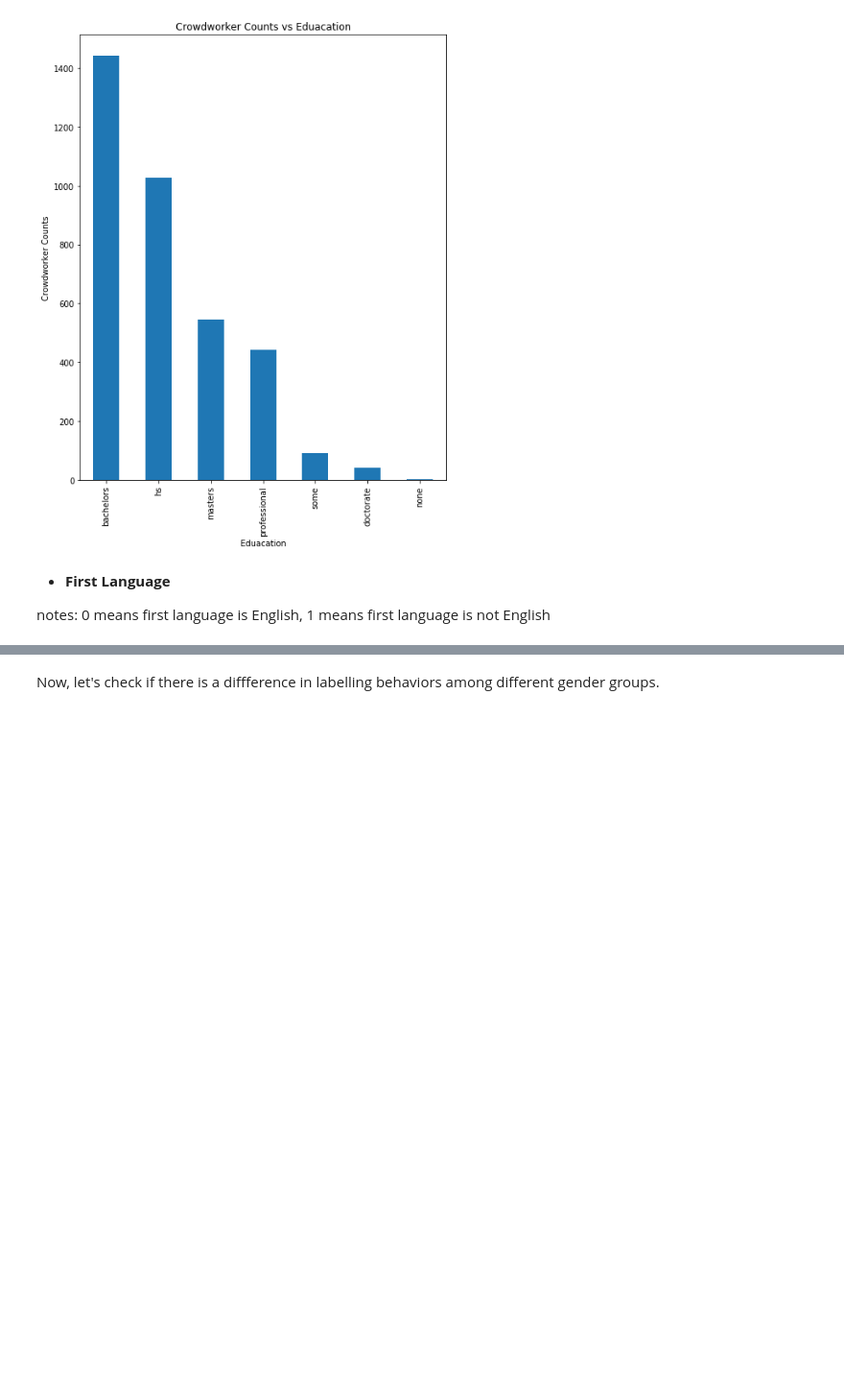
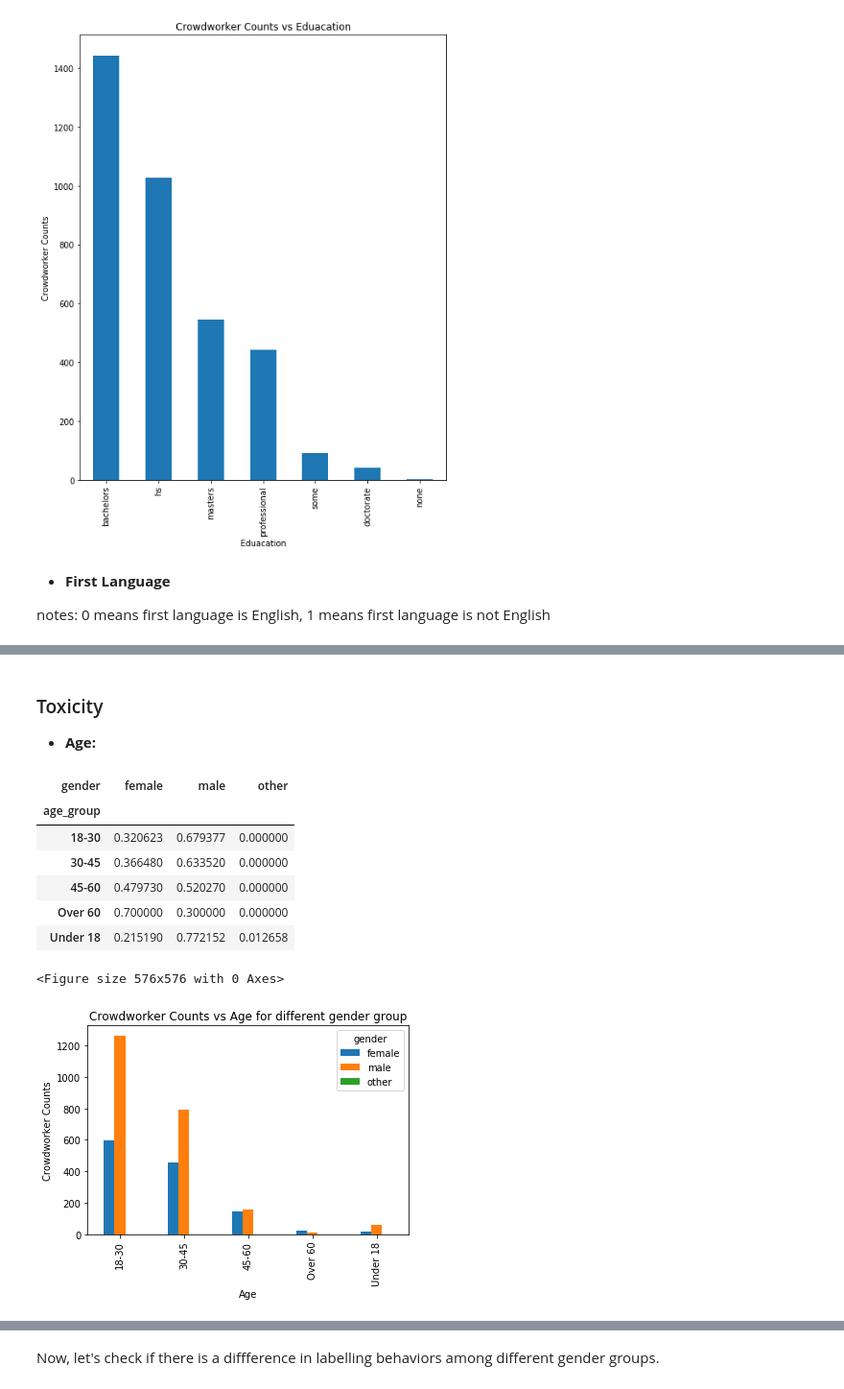
Before and after one commit to Shuya-Ma/data-512, a Jupyter notebook: data-512-a2/data-512-a2.ipynb, the cells around one changed output, grey strips where cells are left out. Shown at 96% size. Drawn from its saved outputs; the diff is of its cells as text; code cells hidden in the pictures; blank space fills up the shorter version.

```diff
--- a/data-512-a2/data-512-a2.ipynb
+++ b/data-512-a2/data-512-a2.ipynb
@@ -340,0 +321,21 @@ plt.show()
+# %% [markdown]
+### Toxicity
+-  **Age:**
+# %%
+plt.figure(figsize=(8,8))
+multibar_plot(toxic_demograohics, 'age_group')
+plt.ylabel('Crowdworker Counts')
+plt.xlabel('Age')
+plt.title('Crowdworker Counts vs Age for different gender group')
+plt.savefig('plot/toxic_age_gender')
+plt.show()
+# %% [output]
+| gender | female | male | other |
+| age_group |  |  |  |
+| 18-30 | 0.320623 | 0.679377 | 0.000000 |
+| 30-45 | 0.366480 | 0.633520 | 0.000000 |
+| 45-60 | 0.479730 | 0.520270 | 0.000000 |
+| Over 60 | 0.700000 | 0.300000 | 0.000000 |
+| Under 18 | 0.215190 | 0.772152 | 0.012658 |
+<Figure size 576x576 with 0 Axes>
+[figure, added]
```
Also changed, not shown: parts of 33 cells of this notebook, 7 other files.
